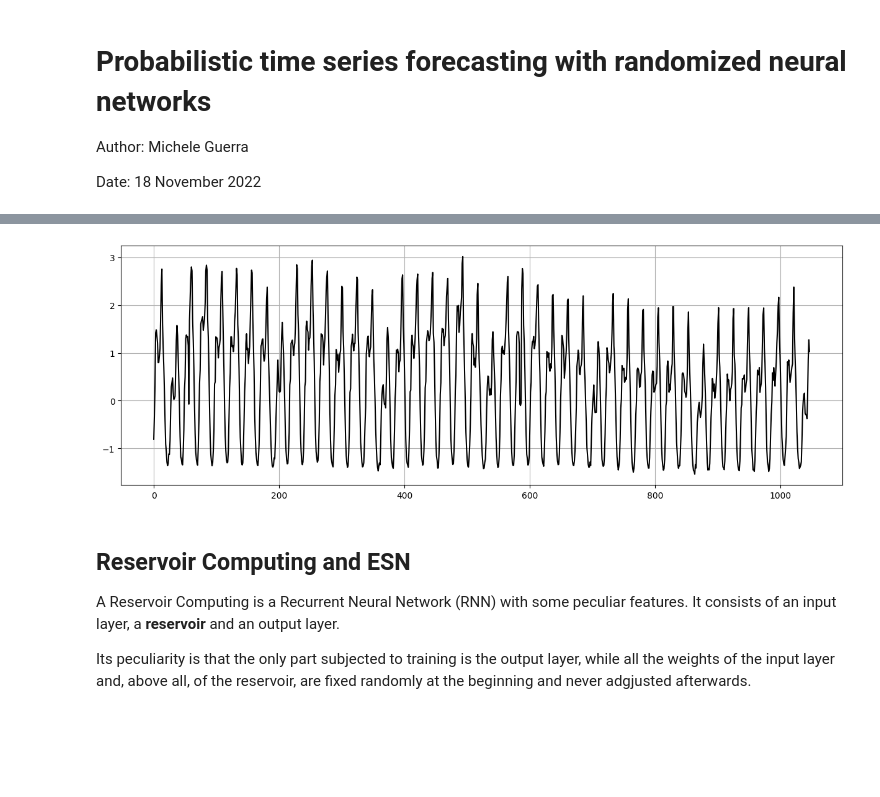
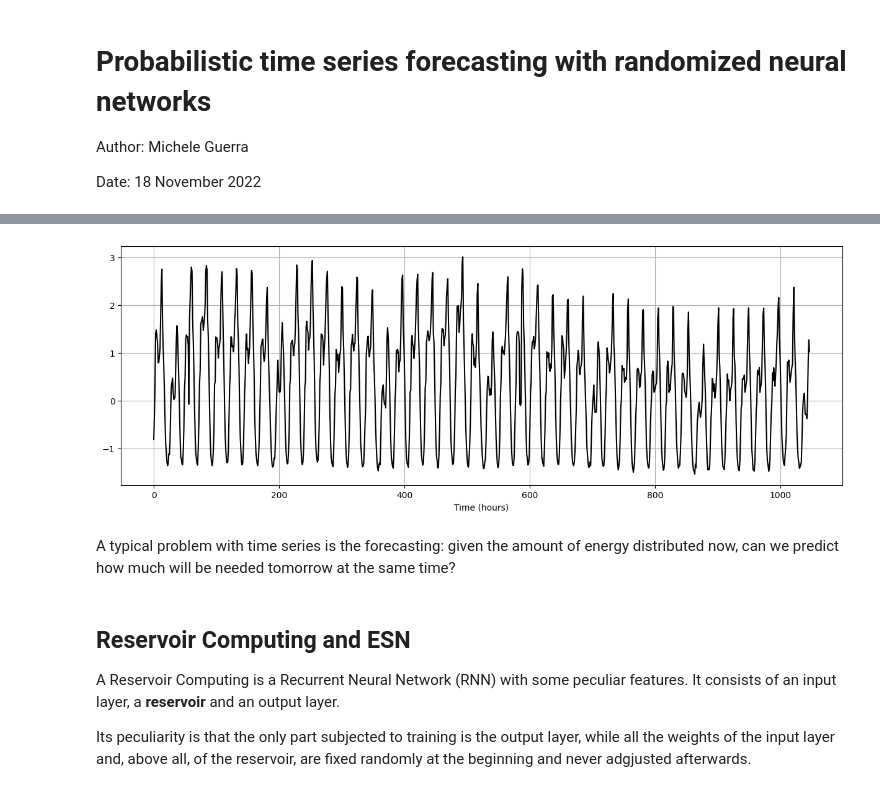
Before and after one commit to MicheleUIT/Probabilistic-load-forecasting-with-Reservoir-Computing, a Jupyter notebook: code/arc_seminar.ipynb, the cells around one changed output, grey strips where cells are left out. Cells and saved outputs as stored; diff of their text form; code cells hidden in the pictures; blank space fills up the shorter version.

```diff
--- a/code/arc_seminar.ipynb
+++ b/code/arc_seminar.ipynb
@@ -13,14 +19,18 @@ Date: 18 November 2022
 # %%
+# Load and pre-process dataset
 X, Y = load_dataset("acea")
 Xtr, Ytr, Xval, Yval, Xte, Yte = generate_datasets(X, Y, test_percent = 0.15, val_percent = 0.15)
 
 # Plot data
 fig = plt.figure(figsize=(15,5))
 plt.plot(Yte, color='k')
 plt.grid()
+plt.xlabel("Time (hours)")
 plt.show()
 # %% [output]
-[figure, old version]
+[figure, new version]
+# %% [markdown]
+A typical problem with time series is the forecasting: given the amount of energy distributed now, can we predict how much will be needed tomorrow at the same time?
 # %% [markdown]
 ## Reservoir Computing and ESN
 
```
Also changed, not shown: parts of 10 cells of this notebook.
